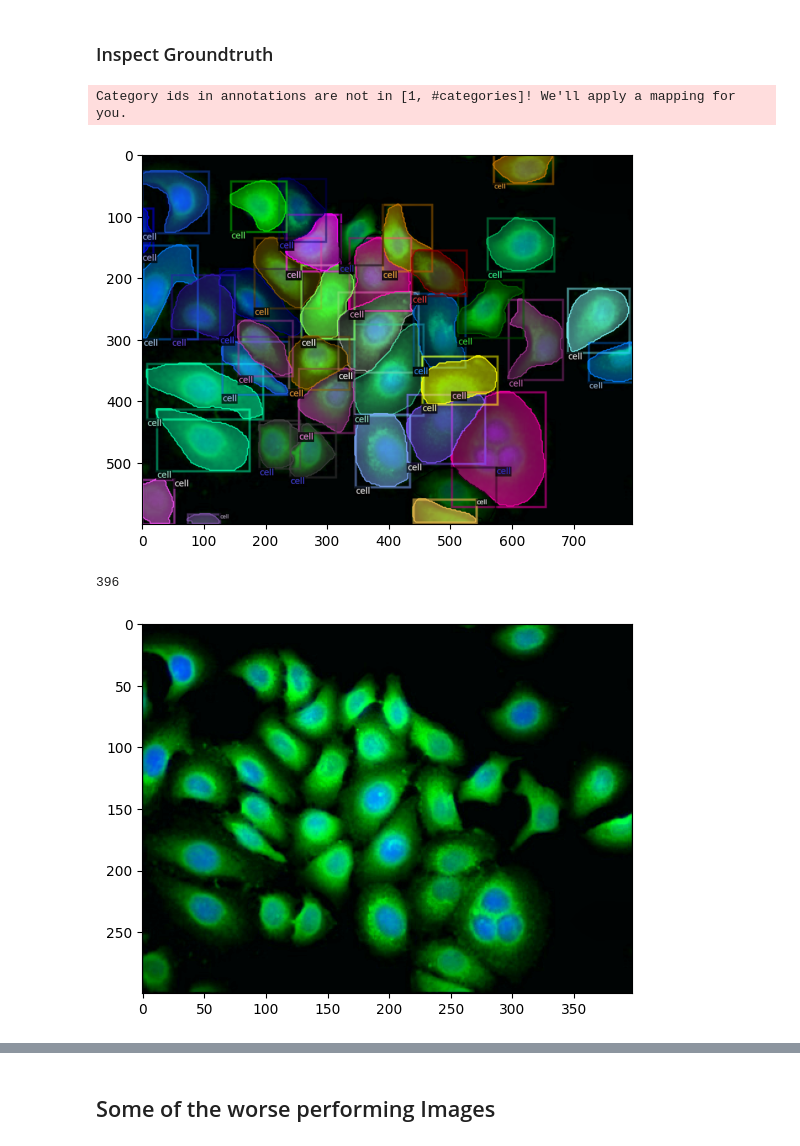
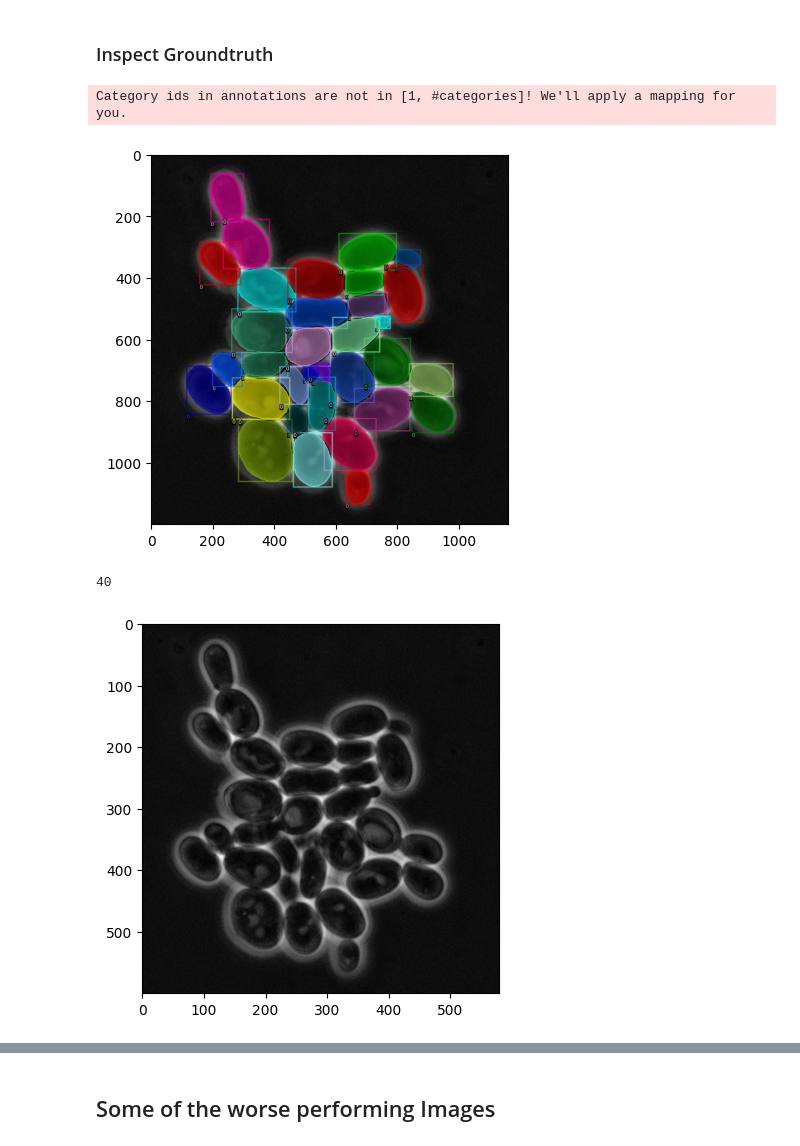
Before and after one commit to SchmollerLab/activeInstanceSegment, a Jupyter notebook: jupyter_notebooks/degugging_pipeline.ipynb, the cells around one changed output, grey strips where cells are left out. Drawn from its saved outputs; the diff is of its cells as text; code cells hidden in the pictures.

```diff
--- a/jupyter_notebooks/degugging_pipeline.ipynb
+++ b/jupyter_notebooks/degugging_pipeline.ipynb
@@ -38,7 +44,7 @@ from src.predict import predict_image_in_acdc
 
 check coco json file:
 # %%
-with open("/vol/volume/data/cellpose/train/cell_acdc_coco_ds.json") as file:
+with open("./data/acdc_last_images/test/cell_acdc_coco_ds.json") as file:
     train_dict = json.load(file)
 # %%
 print(list(train_dict.keys()),"\n")
@@ -83,21 +90,21 @@ registering cellpose dataset
 ### Inspect Groundtruth
 # %%
 cfg = get_cfg()
-cfg.DATASETS.TRAIN = (get_dataset_name(CELLPOSE,TRAIN),)
+cfg.DATASETS.TRAIN = (get_dataset_name(ACDC_LAST_IMAGES,TRAIN),)
 
 in_image_id = images_meta_data[0]["id"]
-in_image_json = list(filter(lambda image: image["image_id"] == in_image_id, DatasetCatalog.get(get_dataset_name(CELLPOSE,TRAIN)) ))[0]
+in_image_json = list(filter(lambda image: image["image_id"] == in_image_id, DatasetCatalog.get(get_dataset_name(ACDC_LAST_IMAGES,TEST))))[0]
 in_image = cv2.imread(in_image_json["file_name"]) #imgs[0]
 visualizer = Visualizer(in_image[:, :, ::-1], metadata=MetadataCatalog.get(cfg.DATASETS.TRAIN[0]), scale=2)
 out = visualizer.draw_dataset_dict(in_image_json)
 out_image = out.get_image()[:, :, ::-1]
 show_image(out_image)
 print(in_image_id)
 # %% [output]
 Category ids in annotations are not in [1, #categories]! We'll apply a mapping for you.
-[figure, old version]
+[figure, new version]
-396
+40
 # %%
 show_image(in_image)
 # %% [output]
-[figure, old version]
+[figure, new version]
```
Also changed, not shown: parts of 29 cells of this notebook, 6 other files.
